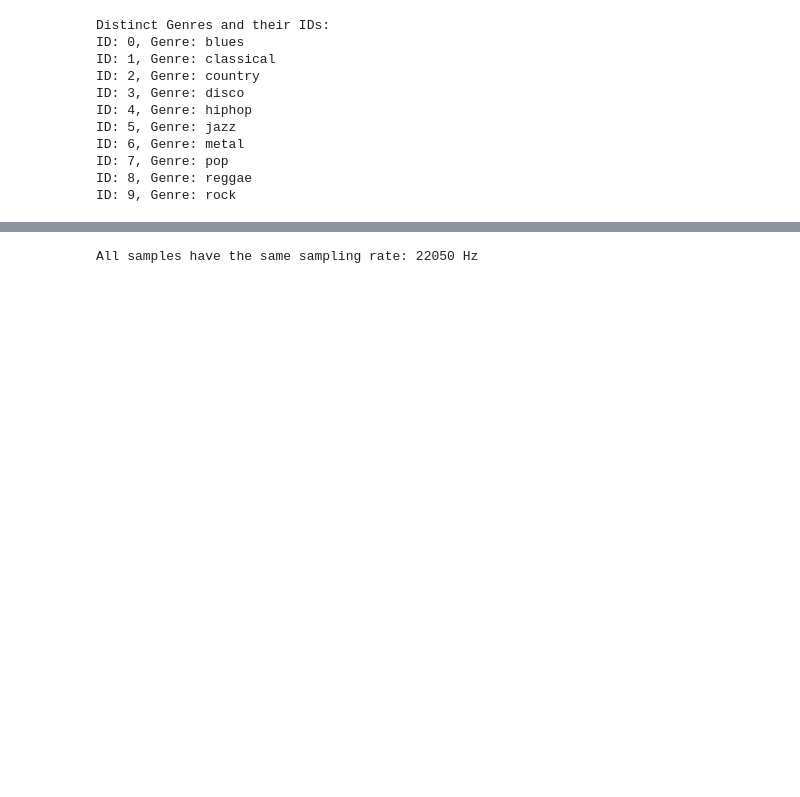
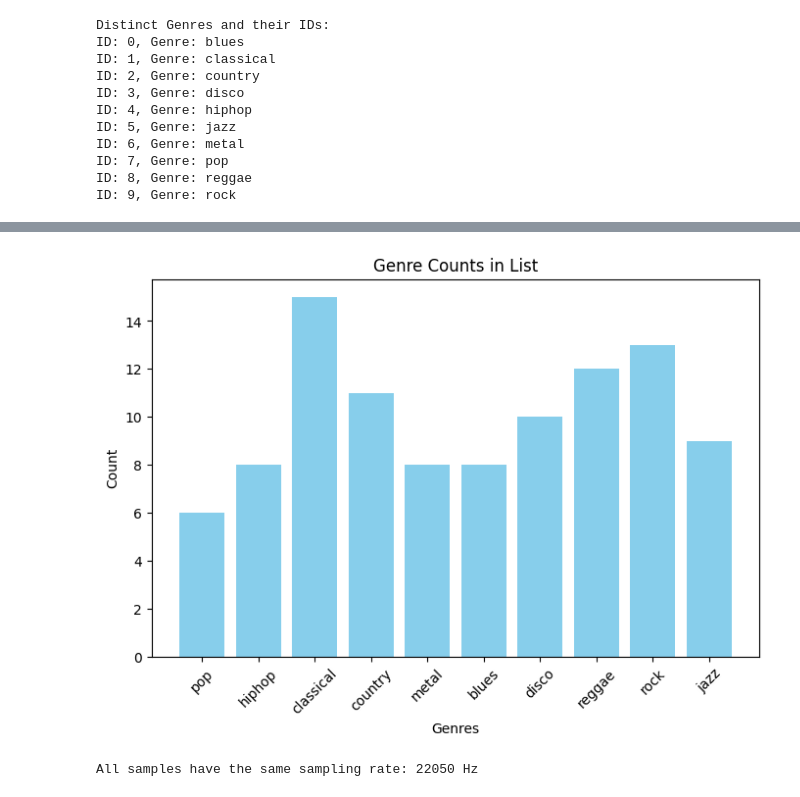
Before and after one commit to AndreaDAmicis22/DigitalSignalImageManagement, a Jupyter notebook: AudioClassification.ipynb, the cells around one changed output, grey strips where cells are left out. Cells and saved outputs as stored; diff of their text form; code cells hidden in the pictures; blank space fills up the shorter version.

```diff
--- a/AudioClassification.ipynb
+++ b/AudioClassification.ipynb
@@ -132,3 +193,22 @@ ID: 9, Genre: rock
+# %%
+test_genres = []
+
+for sample in df['test']:
+    genre_label = id2label_function(sample['genre'])
+    test_genres.append(genre_label)
+
+genre_counts = Counter(test_genres)
+labels, values = zip(*genre_counts.items())
+
+plt.figure(figsize=(8, 5))
+plt.bar(labels, values, color='skyblue')
+plt.xlabel("Genres")
+plt.ylabel("Count")
+plt.title("Genre Counts in List")
+plt.xticks(rotation=45)
+plt.show()
+# %% [output]
+[figure, added]
 # %%
 sampling_rate_check = None
 all_same = True
```
Also changed, not shown: parts of 104 cells of this notebook.
